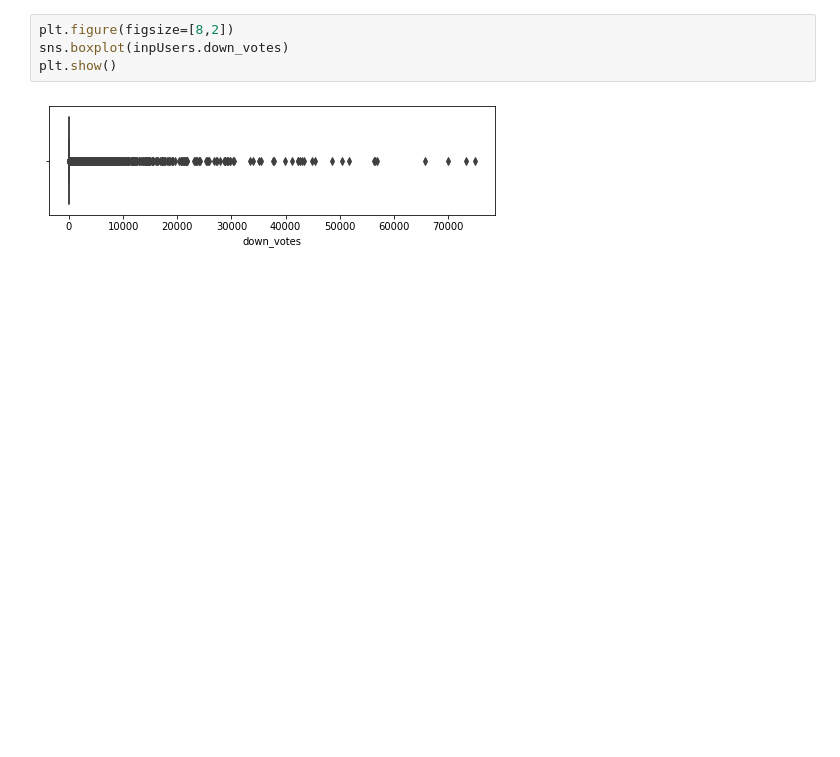
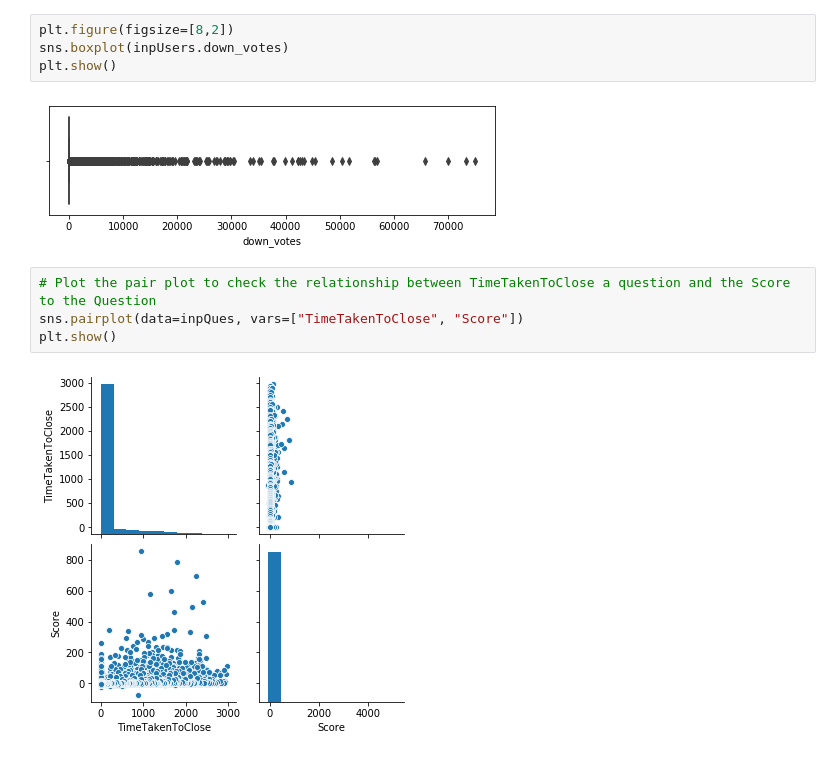
Before and after one commit to KarthikeyanVenkataraman/edastackoverflow, a Jupyter notebook: StackOverFlow_Draft.ipynb, the cells around one changed output. Cells and saved outputs as stored; diff of their text form; blank space fills up the shorter version.

```diff
--- a/StackOverFlow_Draft.ipynb
+++ b/StackOverFlow_Draft.ipynb
@@ -692,3 +687,9 @@ sns.boxplot(inpUsers.down_votes)
 plt.show()
 # %% [output]
 [figure]
+# %%
+# Plot the pair plot to check the relationship between TimeTakenToClose a question and the Score to the Question
+sns.pairplot(data=inpQues, vars=["TimeTakenToClose", "Score"])
+plt.show()
+# %% [output]
+[figure, added]
```
Also changed, not shown: parts of 2 cells of this notebook.
